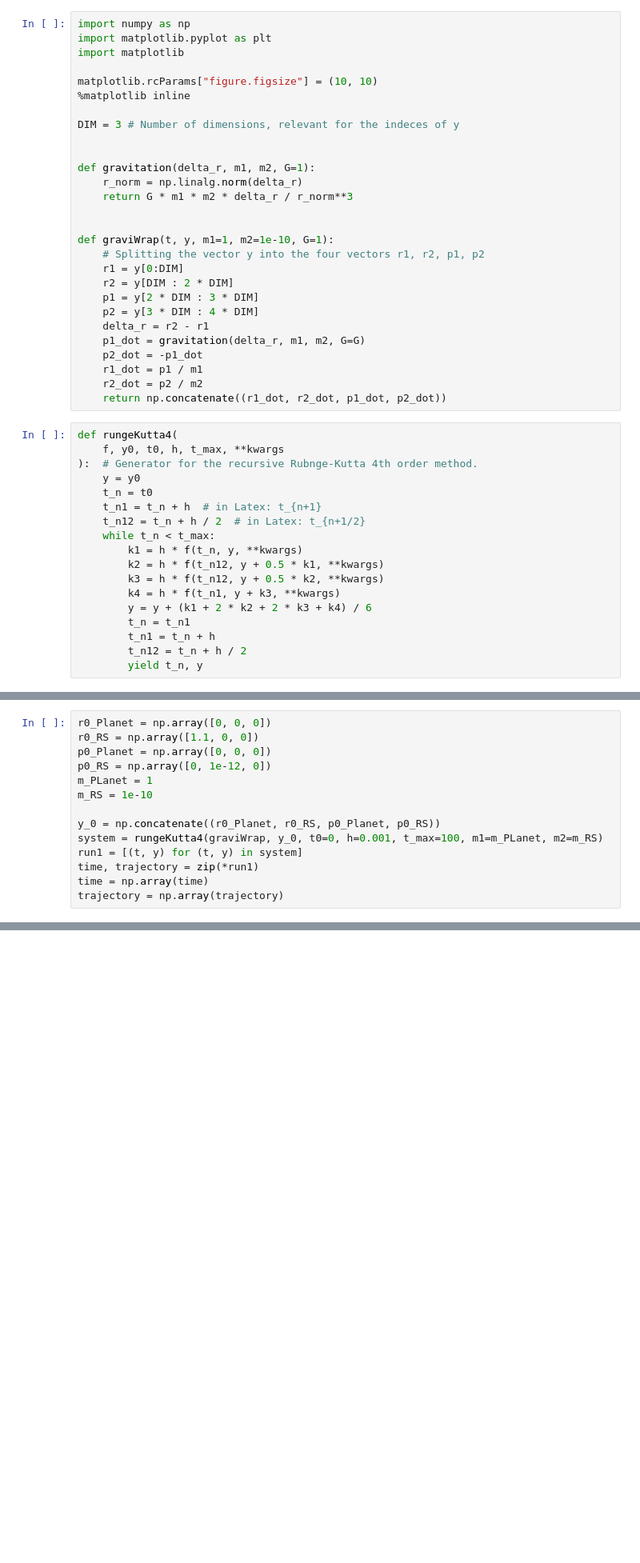
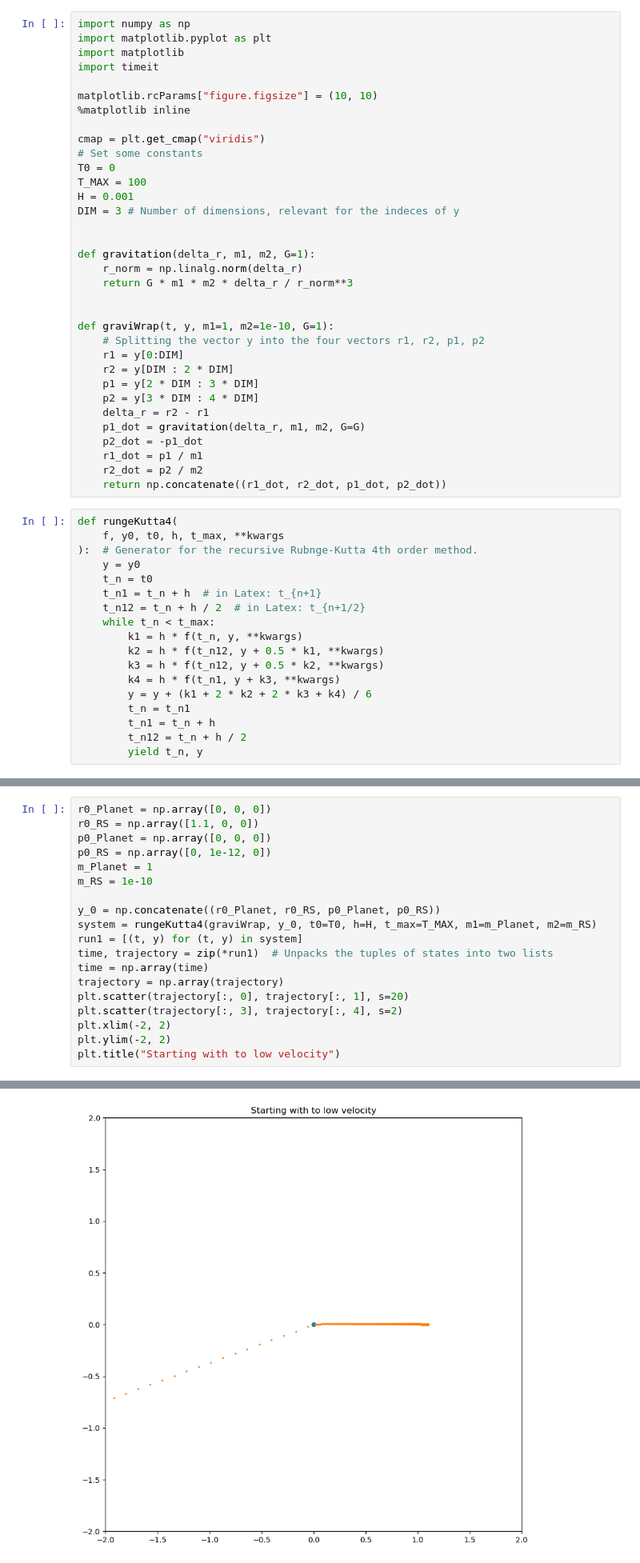
Before and after one commit to FSchierok/compPhys, a Jupyter notebook: Sheet03/A1.ipynb, the cells around one changed output, grey strips where cells are left out. Shown at 80% size. Saved outputs shown, nothing was run; the diff lists cells and outputs as text; blank space fills up the shorter version.

```diff
--- a/Sheet03/A1.ipynb
+++ b/Sheet03/A1.ipynb
@@ -5,10 +5,16 @@ Anne, Fabian und Asliddin
 import numpy as np
 import matplotlib.pyplot as plt
 import matplotlib
+import timeit
 
 matplotlib.rcParams["figure.figsize"] = (10, 10)
 %matplotlib inline
 
+cmap = plt.get_cmap("viridis")
+# Set some constants
+T0 = 0
+T_MAX = 100
+H = 0.001
 DIM = 3 # Number of dimensions, relevant for the indeces of y
 
 
@@ -69,12 +75,18 @@ r0_Planet = np.array([0, 0, 0])
 r0_RS = np.array([1.1, 0, 0])
 p0_Planet = np.array([0, 0, 0])
 p0_RS = np.array([0, 1e-12, 0])
-m_PLanet = 1
+m_Planet = 1
 m_RS = 1e-10
 
 y_0 = np.concatenate((r0_Planet, r0_RS, p0_Planet, p0_RS))
-system = rungeKutta4(graviWrap, y_0, t0=0, h=0.001, t_max=100, m1=m_PLanet, m2=m_RS)
+system = rungeKutta4(graviWrap, y_0, t0=T0, h=H, t_max=T_MAX, m1=m_Planet, m2=m_RS)
 run1 = [(t, y) for (t, y) in system]
-time, trajectory = zip(*run1)
+time, trajectory = zip(*run1)  # Unpacks the tuples of states into two lists
 time = np.array(time)
 trajectory = np.array(trajectory)
+plt.scatter(trajectory[:, 0], trajectory[:, 1], s=20)
+plt.scatter(trajectory[:, 3], trajectory[:, 4], s=2)
+plt.xlim(-2, 2)
+plt.ylim(-2, 2)
+plt.title("Starting with to low velocity")
+# %% [output]
@@ -80,0 +94 @@ trajectory = np.array(trajectory)
+[figure, added]
```
Also changed, not shown: parts of 12 cells of this notebook.
